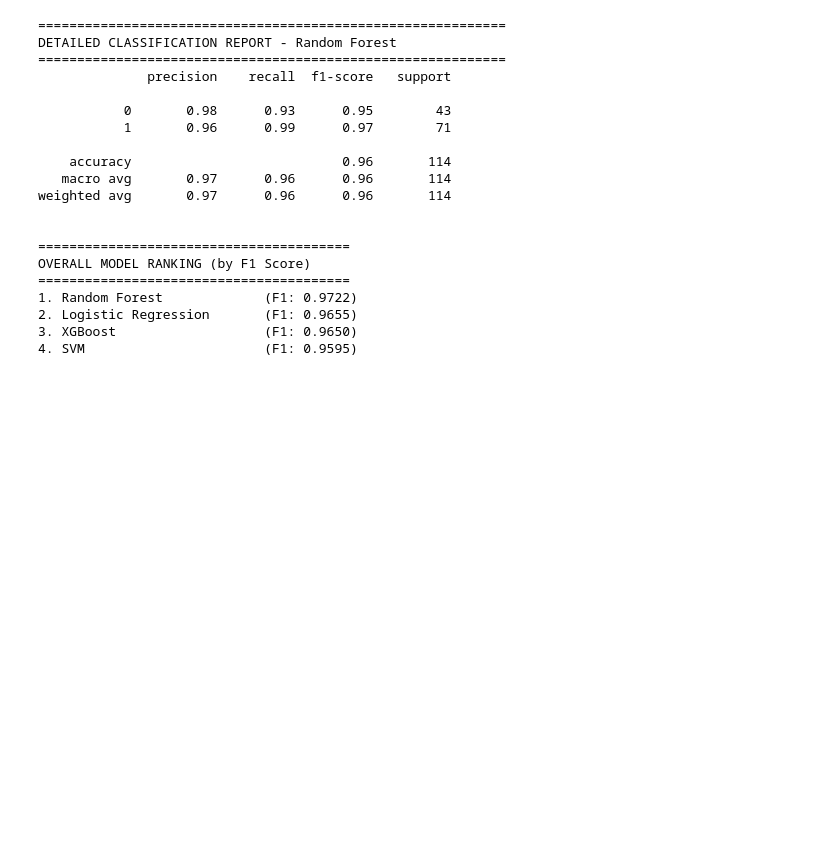
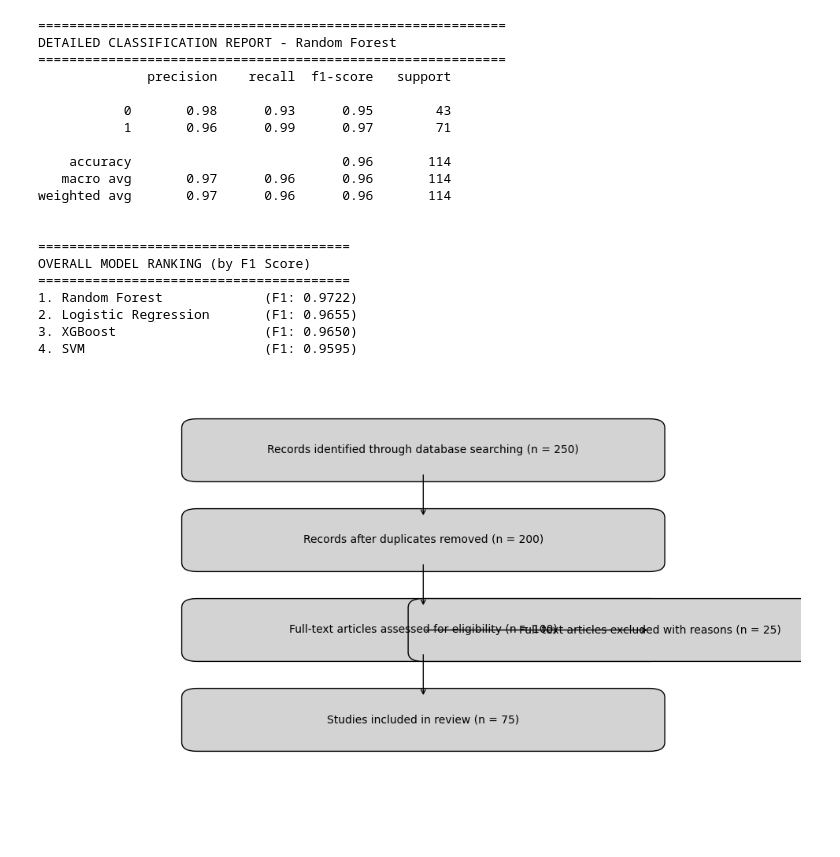
Before and after one commit to niyontezejado/Projects-for-AI-in-Healthcare, a Jupyter notebook: Breast_Cancer_Classification/Breast_Cancer_Classification.ipynb, the cells around one changed output. Drawn from its saved outputs; the diff is of its cells as text; code cells hidden in the pictures; blank space fills up the shorter version.

```diff
--- a/Breast_Cancer_Classification/Breast_Cancer_Classification.ipynb
+++ b/Breast_Cancer_Classification/Breast_Cancer_Classification.ipynb
@@ -402,3 +402,44 @@ OVERALL MODEL RANKING (by F1 Score)
 2. Logistic Regression       (F1: 0.9655)
 3. XGBoost                   (F1: 0.9650)
 4. SVM                       (F1: 0.9595)
+# %%
+import matplotlib.pyplot as plt
+import matplotlib.patches as patches
+
+fig, ax = plt.subplots(figsize=(10, 6))
+
+# Create boxes with text for PRISMA flowchart
+boxes = {
+    "Identification": {"text": "Records identified through database searching (n = 250)", "xy": (0.5, 0.85)},
+    "Screening": {"text": "Records after duplicates removed (n = 200)", "xy": (0.5, 0.65)},
+    "Eligibility": {"text": "Full-text articles assessed for eligibility (n = 100)", "xy": (0.5, 0.45)},
+    "Included": {"text": "Studies included in review (n = 75)", "xy": (0.5, 0.25)},
+    "Excluded": {"text": "Full-text articles excluded with reasons (n = 25)", "xy": (0.8, 0.45)},
+}
+
+# Draw boxes and add text
+for key, val in boxes.items():
+    x, y = val["xy"]
+    box = patches.FancyBboxPatch((x - 0.3, y - 0.05), 0.6, 0.1, boxstyle="round,pad=0.02", edgecolor='black', facecolor='lightgray')
+    ax.add_patch(box)
+    ax.text(x, y, val["text"], ha='center', va='center', fontsize=10)
+
+# Draw arrows
+arrows = [
+    ((0.5, 0.8), (0.5, 0.7)),
+    ((0.5, 0.6), (0.5, 0.5)),
+    ((0.5, 0.4), (0.5, 0.3)),
+    ((0.5, 0.45), (0.8, 0.45)),
+]
+
+for start, end in arrows:
+    ax.annotate("", xy=end, xytext=start, arrowprops=dict(arrowstyle="->"))
+
+# Format plot
+ax.set_xlim(0, 1)
+ax.set_ylim(0, 1)
+ax.axis('off')
+plt.tight_layout()
+plt.show()
+# %% [output]
+[figure, added]
```
Also changed, not shown: 6 other files.
